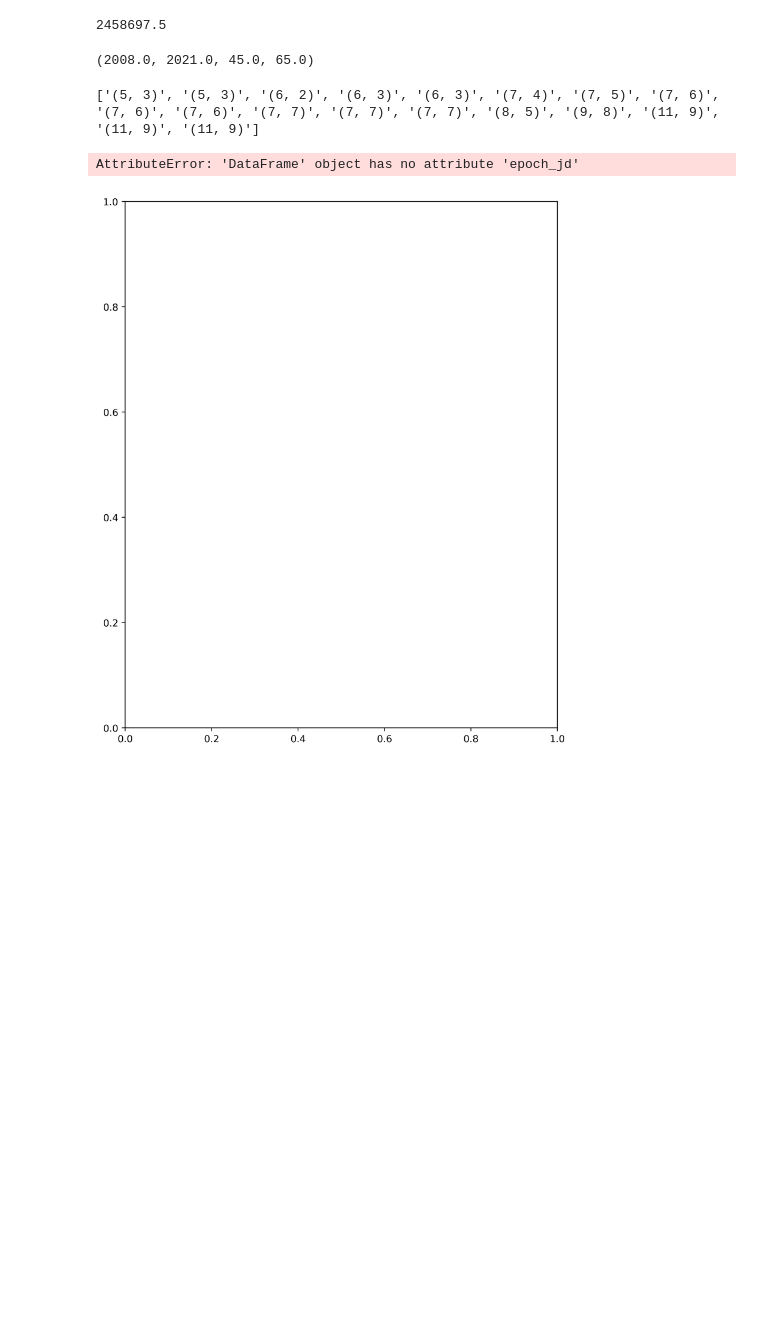
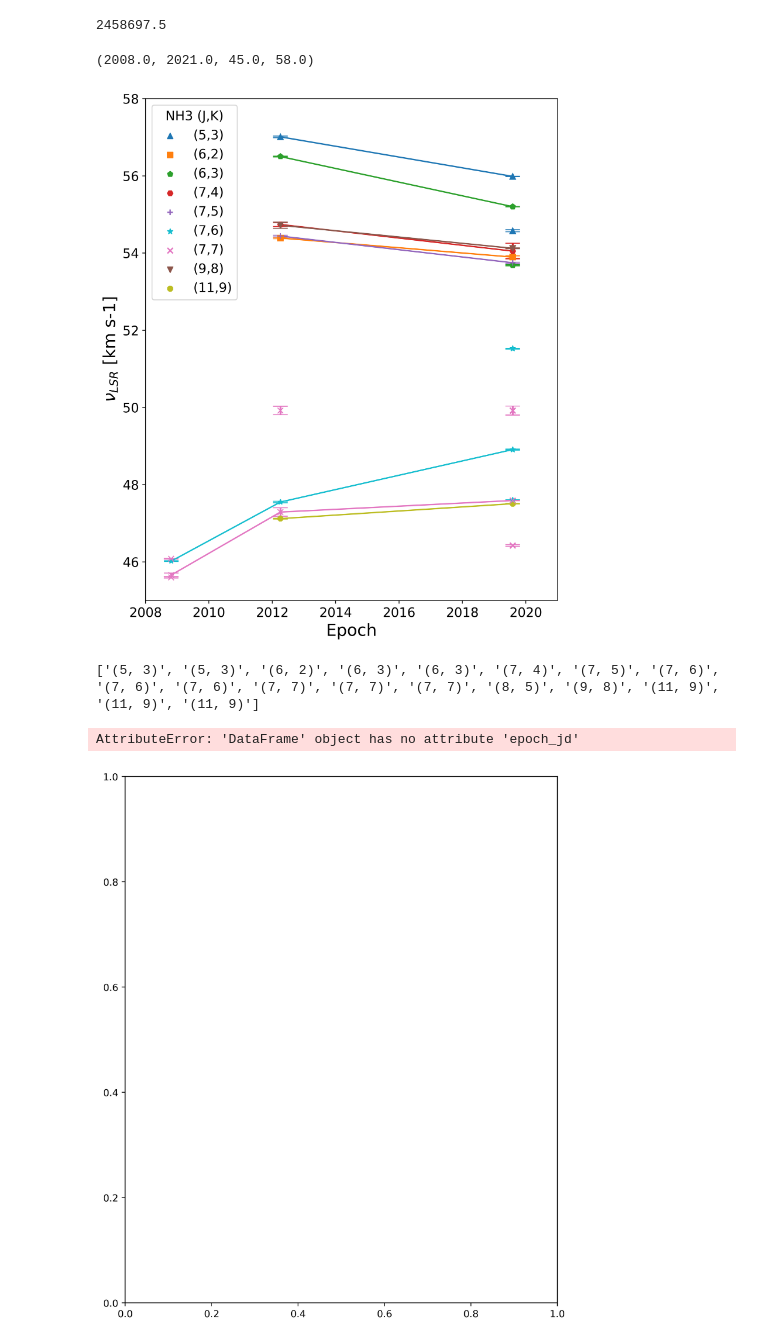
Before and after one commit to GalagaBits/W51-Masers-and-Starforming-Regions, a Jupyter notebook: notebooks/variability_maser_NH3.ipynb, the cells around one changed output. Cells and saved outputs as stored; diff of their text form; code cells hidden in the pictures; blank space fills up the shorter version.

Commit message:
Modified variability plots

```diff
--- a/notebooks/variability_maser_NH3.ipynb
+++ b/notebooks/variability_maser_NH3.ipynb
@@ -48,50 +48,76 @@ t.jd
 # %%
 fig, ax = plt.subplots(figsize=(8,10))
 
 ax = plt.subplot()
 
-plt.errorbar(df.epoch_year[15], df.vlsr_kms[15], yerr=df.vlsr_kms_error[15], color="tab:olive", marker = "8", label='(11,9)')
+
 plt.scatter(df.epoch_year[0:2], df.vlsr_kms[0:2], color="tab:blue", marker = "^", label='(5,3)')
 plt.scatter(df.epoch_year[2], df.vlsr_kms[2], color="tab:orange", marker = "s",label='(6,2)')
 plt.scatter(df.epoch_year[3:5], df.vlsr_kms[3:5], color="tab:green", marker = "p", label='(6,3)')
 plt.scatter(df.epoch_year[5], df.vlsr_kms[5], color="tab:red", marker = "H",label='(7,4)')
 plt.scatter(df.epoch_year[6], df.vlsr_kms[6], color="tab:purple", marker = "+",label='(7,5)')
 plt.scatter(df.epoch_year[7:10], df.vlsr_kms[7:10], color="tab:cyan", marker = "*", label='(7,6)')
 plt.scatter(df.epoch_year[10:13], df.vlsr_kms[10:13], color="tab:pink", marker = "x", label='(7,7)')
-plt.scatter(df.epoch_year[13], df.vlsr_kms[13], color="tab:gray", marker = "D",label='(8,5)')
+# plt.scatter(df.epoch_year[13], df.vlsr_kms[13], color="tab:gray", marker = "D",label='(8,5)')
 plt.scatter(df.epoch_year[14], df.vlsr_kms[14], color="tab:brown", marker = "v",label='(9,8)')
+plt.scatter(df.epoch_year[15], df.vlsr_kms[15], color="tab:olive", marker = "8", label='(11,9)')
 
 
-plt.scatter(epoch_2.decimalyear[1], VLSR[1], color="tab:blue", marker = "^")
-plt.scatter(epoch_2.decimalyear[0], VLSR[0], color="tab:orange", marker = "s")
-plt.scatter(epoch_2.decimalyear[2], VLSR[2], color="tab:green", marker = "p")
-plt.scatter(epoch_2.decimalyear[4], VLSR[4], color="tab:red", marker = "H")
-plt.scatter(epoch_2.decimalyear[5], VLSR[5], color="tab:purple", marker = "+")
-plt.scatter(epoch_2.decimalyear[9:11], VLSR[9:11], color="tab:cyan", marker = "*")
-plt.scatter(epoch_2.decimalyear[19:24], VLSR[19:24], color="tab:pink", marker = "x")
-plt.scatter(epoch_2.decimalyear[6], VLSR[6], color="tab:gray", marker = "D")
-plt.scatter(epoch_2.decimalyear[26], VLSR[26], color="tab:brown", marker = "v")
-plt.scatter(epoch_2.decimalyear[32], VLSR[32], color="tab:olive", marker = "8")
+x = 2
+y = 8
+plt.errorbar(df.epoch_year[15], df.vlsr_kms[15], yerr=df.vlsr_kms_error[15], color="tab:olive",marker = "8",ls='none',elinewidth=x,capsize=y,)
+plt.errorbar(df.epoch_year[0:2], df.vlsr_kms[0:2], yerr=df.vlsr_kms_error[0:2], color="tab:blue", marker = "^",ls='none',elinewidth=x,capsize=y,)
+plt.errorbar(df.epoch_year[2], df.vlsr_kms[2], yerr=df.vlsr_kms_error[2],color="tab:orange", marker = "s",ls='none',elinewidth=x,capsize=y,)
+plt.errorbar(df.epoch_year[3:5], df.vlsr_kms[3:5],yerr=df.vlsr_kms_error[3:5], color="tab:green", marker = "p",ls='none',elinewidth=x,capsize=y,)
+plt.errorbar(df.epoch_year[5], df.vlsr_kms[5],yerr=df.vlsr_kms_error[5], color="tab:red", marker = "H",ls='none',elinewidth=x,capsize=y,)
+plt.errorbar(df.epoch_year[6], df.vlsr_kms[6], yerr=df.vlsr_kms_error[6],color="tab:purple", marker = "+",ls='none',elinewidth=x,capsize=y,)
+plt.errorbar(df.epoch_year[7:10], df.vlsr_kms[7:10], yerr=df.vlsr_kms_error[7:10],color="tab:cyan", marker = "*",ls='none',elinewidth=x,capsize=y,)
+plt.errorbar(df.epoch_year[10:13], df.vlsr_kms[10:13], yerr=df.vlsr_kms_error[10:13],color="tab:pink", marker = "x",ls='none',elinewidth=x,capsize=y,)
+# plt.errorbar(df.epoch_year[13], df.vlsr_kms[13],yerr=df.vlsr_kms_error[13],color="tab:gray", marker = "D",ls='none',elinewidth=x,capsize=y,)
+plt.errorbar(df.epoch_year[14], df.vlsr_kms[14],yerr=df.vlsr_kms_error[14], color="tab:brown", marker = "v",ls='none',elinewidth=x,capsize=y,)
 
-plt.plot(line_85[:,0], line_85[:,1], color='tab:gray')
+# plt.scatter(epoch_2.decimalyear[1], VLSR[1], color="tab:blue", marker = "^")
+# plt.scatter(epoch_2.decimalyear[0], VLSR[0], color="tab:orange", marker = "s")
+# plt.scatter(epoch_2.decimalyear[2], VLSR[2], color="tab:green", marker = "p")
+# plt.scatter(epoch_2.decimalyear[4], VLSR[4], color="tab:red", marker = "H")
+# plt.scatter(epoch_2.decimalyear[5], VLSR[5], color="tab:purple", marker = "+")
+# plt.scatter(epoch_2.decimalyear[9:11], VLSR[9:11], color="tab:cyan", marker = "*")
+# plt.scatter(epoch_2.decimalyear[19:24], VLSR[19:24], color="tab:pink", marker = "x")
+# plt.scatter(epoch_2.decimalyear[6], VLSR[6], color="tab:gray", marker = "D")
+# plt.scatter(epoch_2.decimalyear[26], VLSR[26], color="tab:brown", marker = "v")
+# plt.scatter(epoch_2.decimalyear[32], VLSR[32], color="tab:olive", marker = "8")
+
+plt.errorbar(epoch_2.decimalyear[1], VLSR[1], color="tab:blue", marker = "^",ls='none', yerr=0.02,elinewidth=x,capsize=y,)
+plt.errorbar(epoch_2.decimalyear[0], VLSR[0], color="tab:orange", marker = "s",ls='none', yerr=0.02,elinewidth=x,capsize=y,)
+plt.errorbar(epoch_2.decimalyear[2], VLSR[2], color="tab:green", marker = "p",ls='none', yerr = 0.01,elinewidth=x,capsize=y,)
+plt.errorbar(epoch_2.decimalyear[4], VLSR[4], color="tab:red", marker = "H",ls='none',yerr=0.05,elinewidth=x,capsize=y,)
+plt.errorbar(epoch_2.decimalyear[5], VLSR[5], color="tab:purple", marker = "+",ls='none',yerr=0.02,elinewidth=x,capsize=y,)
+plt.errorbar(epoch_2.decimalyear[9:11], VLSR[9:11], color="tab:cyan", marker = "*",ls='none',yerr=[0.01,0.02],elinewidth=x,capsize=y,)
+plt.errorbar(epoch_2.decimalyear[19:24],VLSR[19:24], color="tab:pink", marker = "x",ls='none',yerr=[0.02,0.01,0.05,0.11,0.11],elinewidth=x,capsize=y,)
+# plt.errorbar(epoch_2.decimalyear[6], VLSR[6], color="tab:gray", marker = "D",ls='none', yerr=0.02,elinewidth=x,capsize=y,)
+plt.errorbar(epoch_2.decimalyear[26], VLSR[26], color="tab:brown", marker = "v",ls='none', yerr=0.08,elinewidth=x,capsize=y,)
+plt.errorbar(epoch_2.decimalyear[32], VLSR[32], color="tab:olive", marker = "8",ls='none', yerr=0.01,elinewidth=x,capsize=y,)
+
+# plt.plot(line_85[:,0], line_85[:,1], color='tab:gray')
 plt.plot(line_53[:,0], line_53[:,1], color='tab:blue')
 plt.plot(line_119[:,0], line_119[:,1], color='tab:olive')
 plt.plot(line_62[:,0], line_62[:,1], color='tab:orange')
 plt.plot(line_63[:,0], line_63[:,1], color='tab:green')
 plt.plot(line_74[:,0], line_74[:,1], color='tab:red')
 plt.plot(line_75[:,0], line_75[:,1], color='tab:purple')
 plt.plot(line_76[:,0], line_76[:,1], color='tab:cyan')
 plt.plot(line_77[:,0], line_77[:,1], color='tab:pink')
 plt.plot(line_98[:,0], line_98[:,1], color='tab:brown')
 
 _ = ax.set_xlabel(f"Epoch", fontsize = 18)
-_ = ax.set_ylabel("$\\nu_{LSR}$ [m s-1]", fontsize = 18)
+_ = ax.set_ylabel("$\\nu_{LSR}$ [km s-1]", fontsize = 18)
 tick_fontsize = 16
-ax.legend(title='NH3 (J,K)',fontsize = 14,title_fontsize=14)
+ax.legend(title='NH3 (J,K)',fontsize = 14,title_fontsize=14,loc=2)
 ax.tick_params(axis='both', which='major', labelsize=14)
-ax.axis([2008,2021,45,65])
+ax.axis([2008,2021,45,58])
 # %% [output]
-(2008.0, 2021.0, 45.0, 65.0)
+(2008.0, 2021.0, 45.0, 58.0)
+[figure, added]
 # %%
 import numpy as np
 lineyear = []
```
Also changed, not shown: parts of 3 cells of this notebook, 1 other file.
